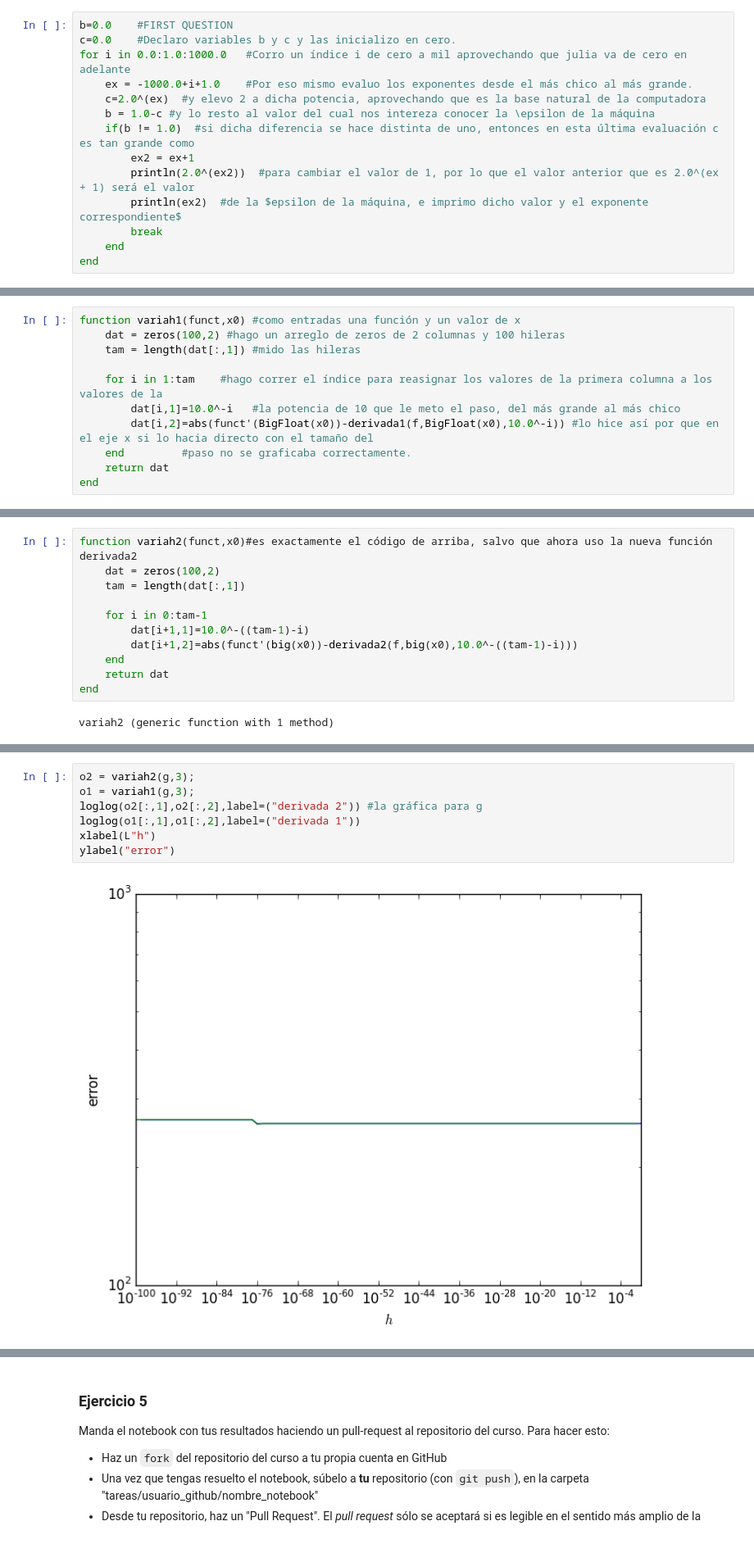
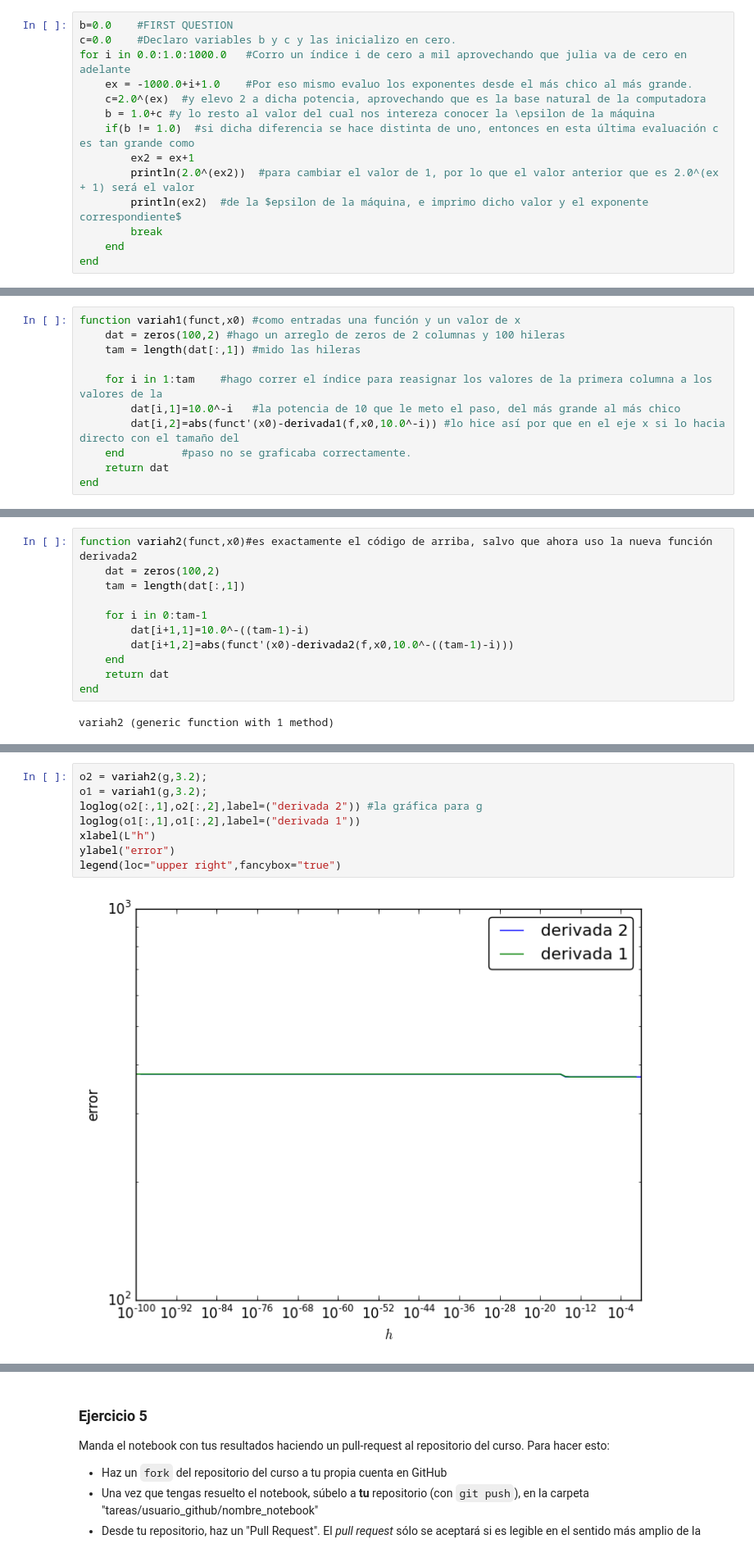
Before and after one commit to lbenet/2016-1_TemasSelectosFisComp, a Jupyter notebook: tareas/Ceboc/1-EjerciciosJulia.ipynb, the cells around one changed output, grey strips where cells are left out. Shown at 82% size. Cells and saved outputs as stored; diff of their text form.

```diff
--- a/tareas/Ceboc/1-EjerciciosJulia.ipynb
+++ b/tareas/Ceboc/1-EjerciciosJulia.ipynb
@@ -113,7 +113,7 @@ c=0.0    #Declaro variables b y c y las inicializo en cero.
 for i in 0.0:1.0:1000.0   #Corro un índice i de cero a mil aprovechando que julia va de cero en adelante
     ex = -1000.0+i+1.0    #Por eso mismo evaluo los exponentes desde el más chico al más grande.
     c=2.0^(ex)  #y elevo 2 a dicha potencia, aprovechando que es la base natural de la computadora
-    b = 1.0-c #y lo resto al valor del cual nos intereza conocer la \epsilon de la máquina
+    b = 1.0+c #y lo resto al valor del cual nos intereza conocer la \epsilon de la máquina
     if(b != 1.0)  #si dicha diferencia se hace distinta de uno, entonces en esta última evaluación c es tan grande como
         ex2 = ex+1
         println(2.0^(ex2))  #para cambiar el valor de 1, por lo que el valor anterior que es 2.0^(ex + 1) será el valor
@@ -258,7 +258,7 @@ function variah1(funct,x0) #como entradas una función y un valor de x
 
     for i in 1:tam    #hago correr el índice para reasignar los valores de la primera columna a los valores de la
         dat[i,1]=10.0^-i   #la potencia de 10 que le meto el paso, del más grande al más chico
-        dat[i,2]=abs(funct'(BigFloat(x0))-derivada1(f,BigFloat(x0),10.0^-i)) #lo hice así por que en el eje x si lo hacia directo con el tamaño del
+        dat[i,2]=abs(funct'(x0)-derivada1(f,x0,10.0^-i)) #lo hice así por que en el eje x si lo hacia directo con el tamaño del
     end         #paso no se graficaba correctamente.
     return dat
 end
@@ -315,7 +315,7 @@ function variah2(funct,x0)#es exactamente el código de arriba, salvo que ahora
 
     for i in 0:tam-1
         dat[i+1,1]=10.0^-((tam-1)-i)
-        dat[i+1,2]=abs(funct'(big(x0))-derivada2(f,big(x0),10.0^-((tam-1)-i)))
+        dat[i+1,2]=abs(funct'(x0)-derivada2(f,x0,10.0^-((tam-1)-i)))
     end
     return dat
 end
@@ -334,9 +335,10 @@ PyObject <matplotlib.text.Text object at 0x...>
 # %%
-o2 = variah2(g,3);
-o1 = variah1(g,3);
+o2 = variah2(g,3.2);
+o1 = variah1(g,3.2);
 loglog(o2[:,1],o2[:,2],label=("derivada 2")) #la gráfica para g
 loglog(o1[:,1],o1[:,2],label=("derivada 1"))
 xlabel(L"h")
 ylabel("error")
+legend(loc="upper right",fancybox="true")
 # %% [output]
-[figure, old version]
+[figure, new version]
```
Also changed, not shown: parts of 14 cells of this notebook.
